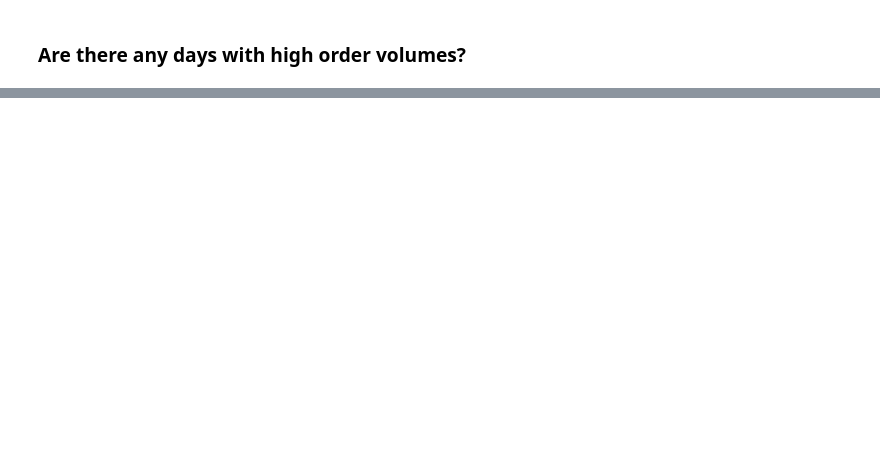
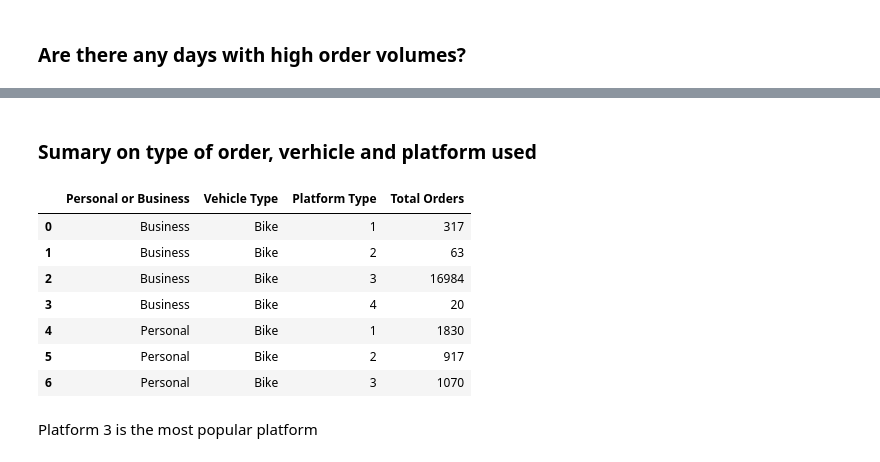
Before and after one commit to wkirui/SendyModel, a Jupyter notebook: Sendy Logistics Model.ipynb, the cells around one changed output, grey strips where cells are left out. Drawn from its saved outputs; the diff is of its cells as text; code cells hidden in the pictures; blank space fills up the shorter version.

```diff
--- a/Sendy Logistics Model.ipynb
+++ b/Sendy Logistics Model.ipynb
@@ -104,0 +107,17 @@ plt.show()
+# %% [markdown]
+### Sumary on type of order, verhicle and platform used
+# %%
+summaryDistribution=trainData.groupby(['Personal or Business','Vehicle Type','Platform Type'])['Order No'].count().reset_index()
+summaryDistribution.columns =['Personal or Business','Vehicle Type','Platform Type','Total Orders']
+summaryDistribution
+# %% [output]
+|  | Personal or Business | Vehicle Type | Platform Type | Total Orders |
+| 0 | Business | Bike | 1 | 317 |
+| 1 | Business | Bike | 2 | 63 |
+| 2 | Business | Bike | 3 | 16984 |
+| 3 | Business | Bike | 4 | 20 |
+| 4 | Personal | Bike | 1 | 1830 |
+| 5 | Personal | Bike | 2 | 917 |
+| 6 | Personal | Bike | 3 | 1070 |
+# %% [markdown]
+Platform 3 is the most popular platform
```
Also changed, not shown: parts of 10 cells of this notebook.
